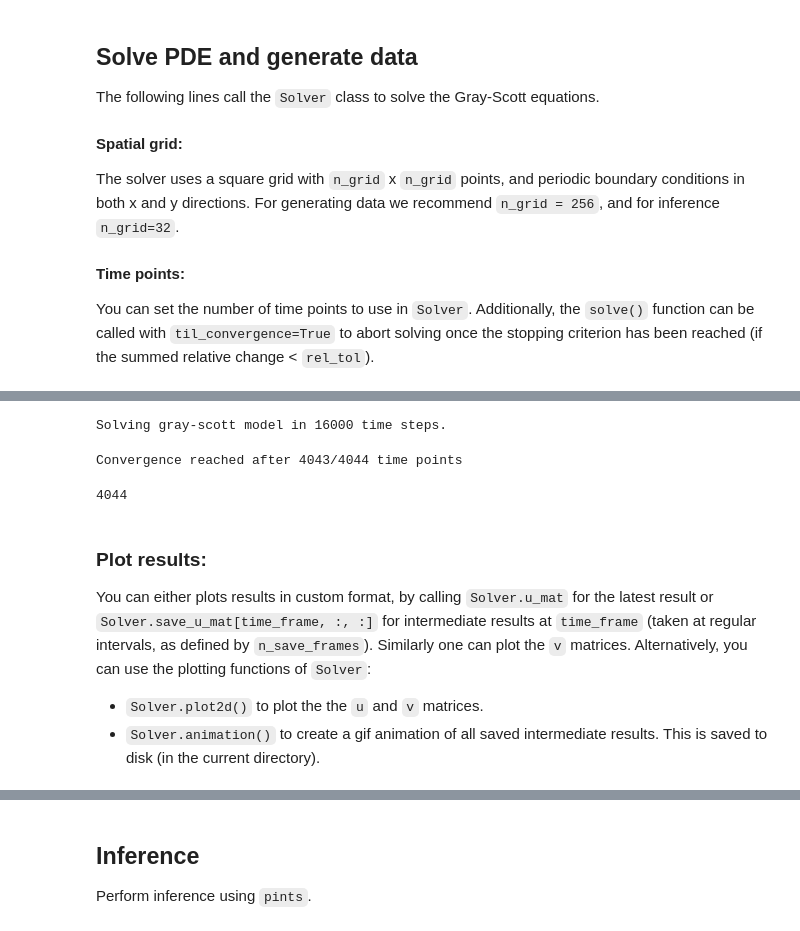
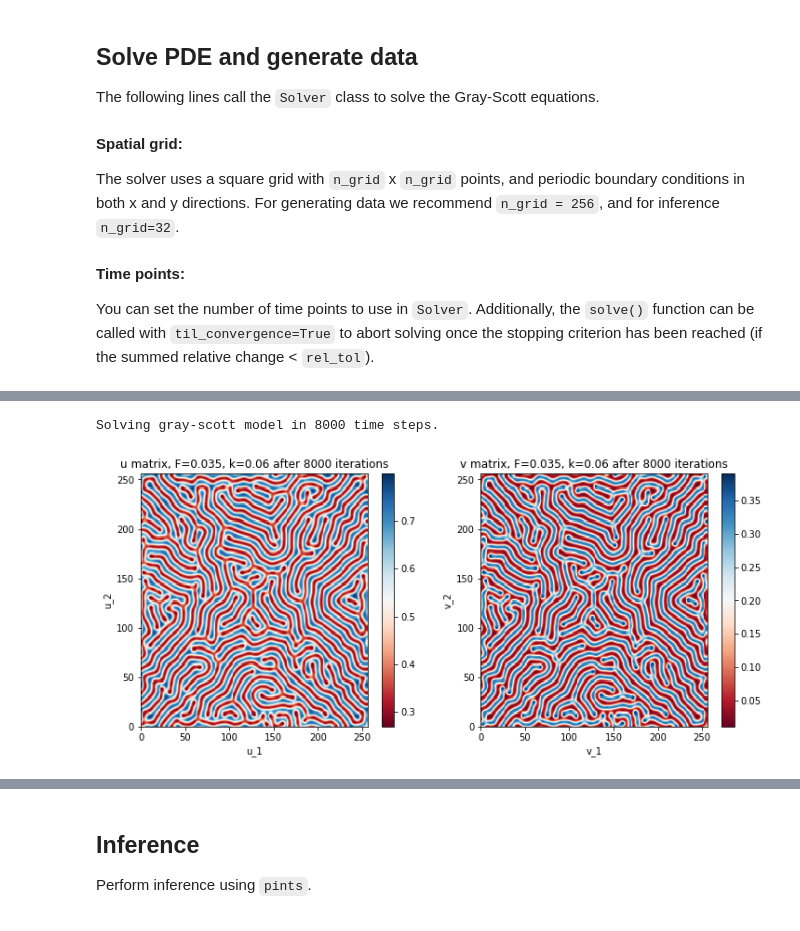
Before and after one commit to SABS-R3-projects/Gray-Scott-PDE, a Jupyter notebook: Main.ipynb, the cells around one changed output, grey strips where cells are left out. Cells and saved outputs as stored; diff of their text form; code cells hidden in the pictures.

```diff
--- a/Main.ipynb
+++ b/Main.ipynb
@@ -31,21 +68,11 @@ solv = Solver(n_save_frames=4000, n_time_points=16000, model='gray-scott', n_gri
 # %%
-## Set F & k parameters and solve
-## spots: F=0.035, k=0.065
+## Set F & k parameters and solve and plot
 ## maze-like: F=0.035, k=0.06
 F = 0.035
 k = 0.06
-
-tmp = solv.solve(parameters=[F, k], verbose=True, til_convergence=True)  # parameters = [F, k]
+SolvMaze = Solver(n_save_frames=100, n_time_points=8000, model='gray-scott', n_grid=256, fix_seed=True)
+tmp = SolvMaze.solve(parameters=[F, k], verbose=True, til_convergence=True, init=True)  # parameters = [F, k]
+SolvMaze.plot2d()
 # %% [output]
-Solving gray-scott model in 16000 time steps.
+Solving gray-scott model in 8000 time steps.
-Convergence reached after 4043/4044 time points
+[figure, added]
-# %%
-solv.n_times
-# %% [output]
-4044
-# %% [markdown]
-### Plot results:
-You can either plots results in custom format, by calling `Solver.u_mat` for the latest result or `Solver.save_u_mat[time_frame, :, :]` for intermediate results at `time_frame` (taken at regular intervals, as defined by `n_save_frames`). Similarly one can plot the `v` matrices.
-Alternatively, you can use the plotting functions of `Solver`:
-   - `Solver.plot2d()` to plot the the `u` and `v` matrices.
-   - `Solver.animation()` to create a gif animation of all saved intermediate results. This is saved to disk (in the current directory).
```
Also changed, not shown: parts of 14 cells of this notebook.
